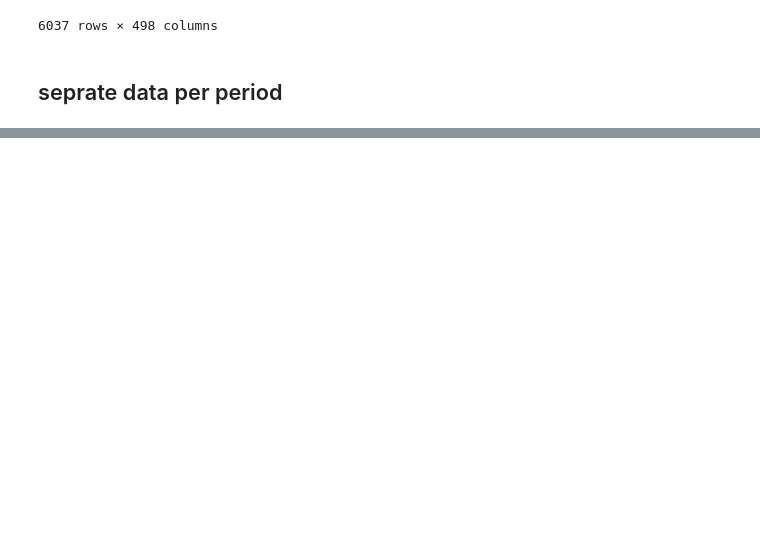
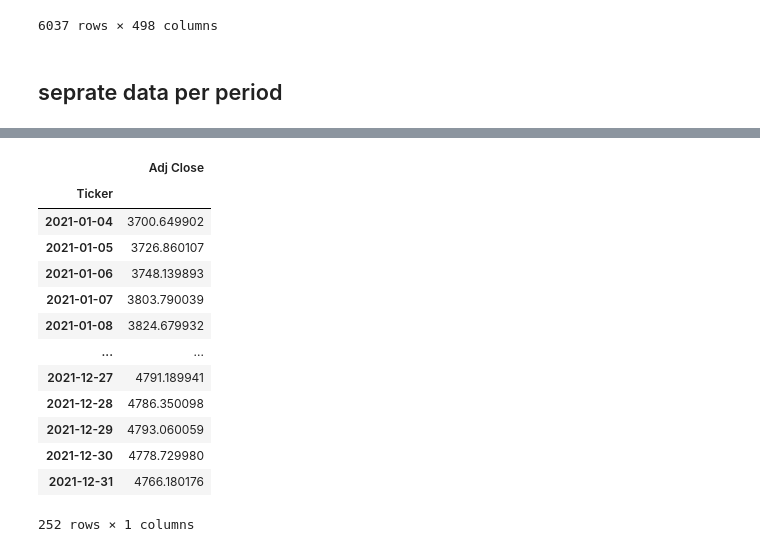
Before and after one commit to PaulaPerazzo/Deep-Gym-Trading, a Jupyter notebook: s&p500.ipynb, the cells around one changed output, grey strips where cells are left out. Cells and saved outputs as stored; diff of their text form; code cells hidden in the pictures; blank space fills up the shorter version.

```diff
--- a/s&p500.ipynb
+++ b/s&p500.ipynb
@@ -204,0 +246,20 @@ post_pandemic_data_2023.to_csv("./data/sp_stocks_2023.csv")
+# %%
+### get 2021 data
+sp_index_2021 = sp_index[sp_index.index.year == 2021]
+sp_index_2021.to_csv("./data/sp500_index_2021.csv")
+sp_index_2021
+# %% [output]
+|  | Adj Close |
+| Ticker |  |
+| 2021-01-04 | 3700.649902 |
+| 2021-01-05 | 3726.860107 |
+| 2021-01-06 | 3748.139893 |
+| 2021-01-07 | 3803.790039 |
+| 2021-01-08 | 3824.679932 |
+| ... | ... |
+| 2021-12-27 | 4791.189941 |
+| 2021-12-28 | 4786.350098 |
+| 2021-12-29 | 4793.060059 |
+| 2021-12-30 | 4778.729980 |
+| 2021-12-31 | 4766.180176 |
+252 rows × 1 columns
```
Also changed, not shown: parts of 3 cells of this notebook, 28 other files.
